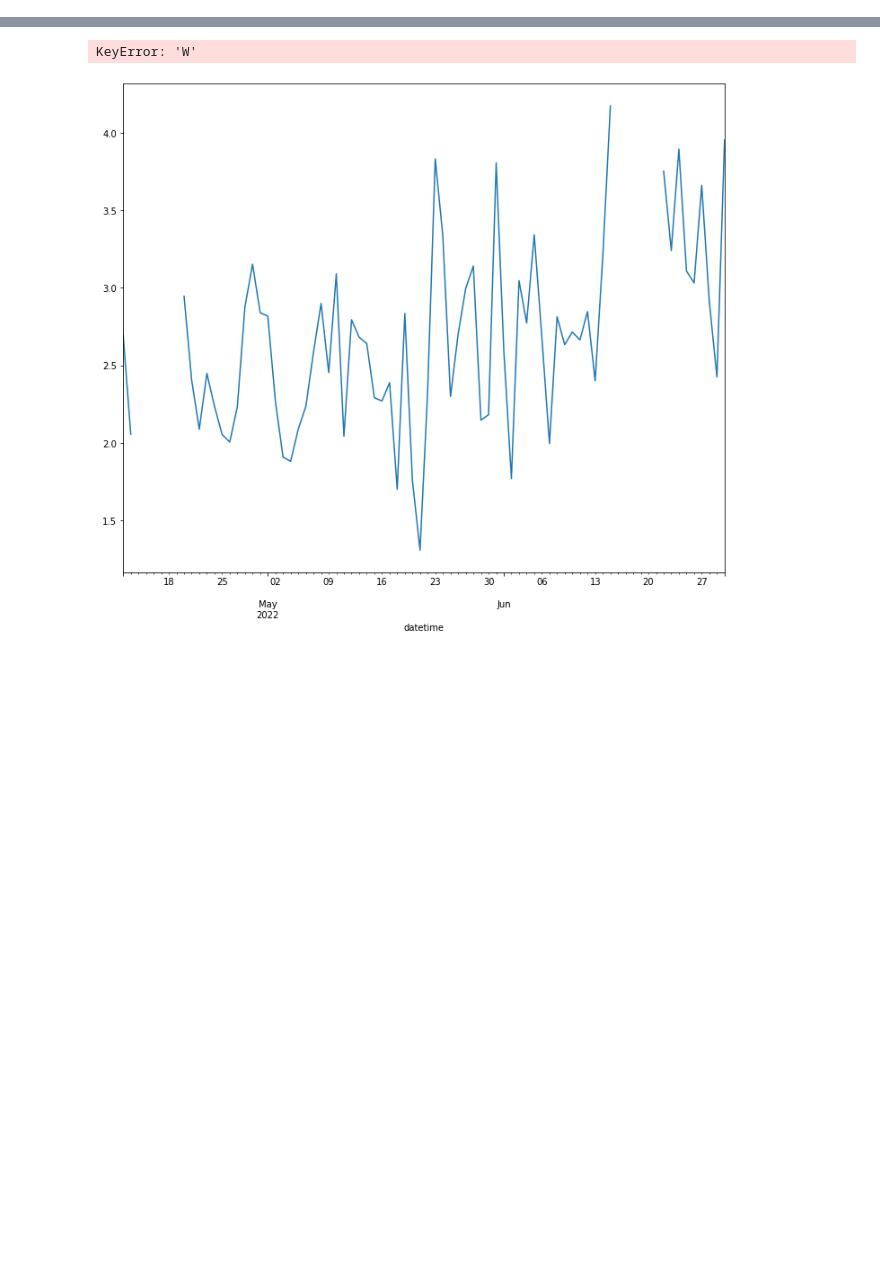
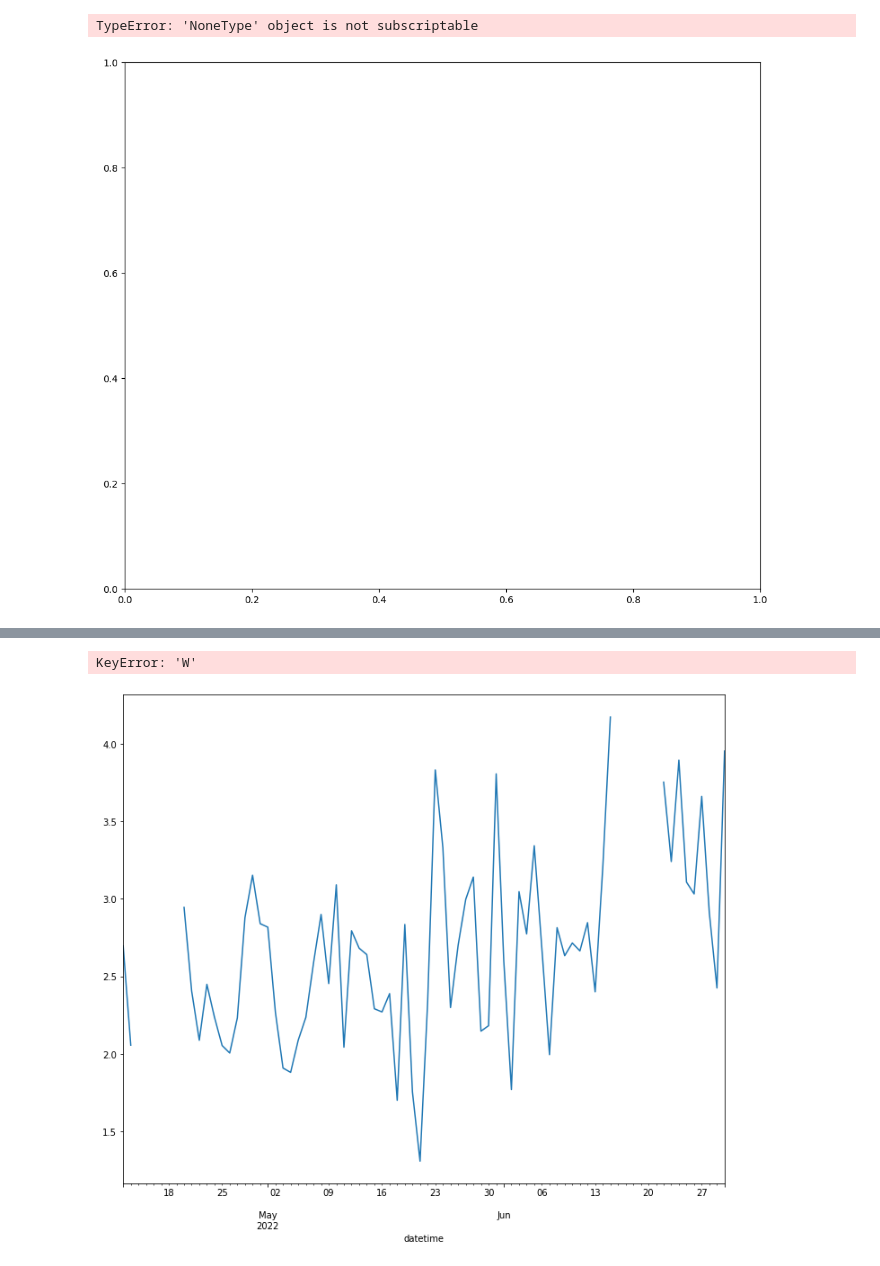
Before and after one commit to benatouba/darwin, a Jupyter notebook: analysis_of_measurements.ipynb, the cells around one changed output, grey strips where cells are left out. Cells and saved outputs as stored; diff of their text form; code cells hidden in the pictures; blank space fills up the shorter version.

```diff
--- a/analysis_of_measurements.ipynb
+++ b/analysis_of_measurements.ipynb
@@ -22,0 +1,17 @@ NameError: Please add variable name translation
+# %%
+import matplotlib.pyplot as plt
+import darwin
+import pandas as pd
+from importlib import reload
+reload(darwin)
+var = 'prcp'
+
+ls_prcp.wrf_product[var].close()
+files = darwin.glob_measurements()
+ls_prcp = darwin.open_experiment(
+    experiment = 'rc_trop_ls_vert43',
+    variable = var,
+    year = '2017',
+    engine="xarray",
+    decode_cf=False
+)
@@ -23 +38,12 @@ NameError: Please add variable name translation
+# %%
+fig, ax = plt.subplots(figsize=(12,10))
+# ls_prcp.plot_map(ax=ax, )
+# ls_prcp.add_extracted_simulated_points_from_file(f"/home/ben/projects/darwin/{var}_bil.csv")
+# ls_prcp.plot_stations(save=True)
+ls_prcp.plot_map(ax=ax, save=True)
+# plt.savefig("rc_trop_ls_ws10_map.png")
+plt.show()
+# %% [output]
+TypeError: 'NoneType' object is not subscriptable
+[figure, added]
 # %%
```
Also changed, not shown: parts of 4 cells of this notebook, 9 other files.
